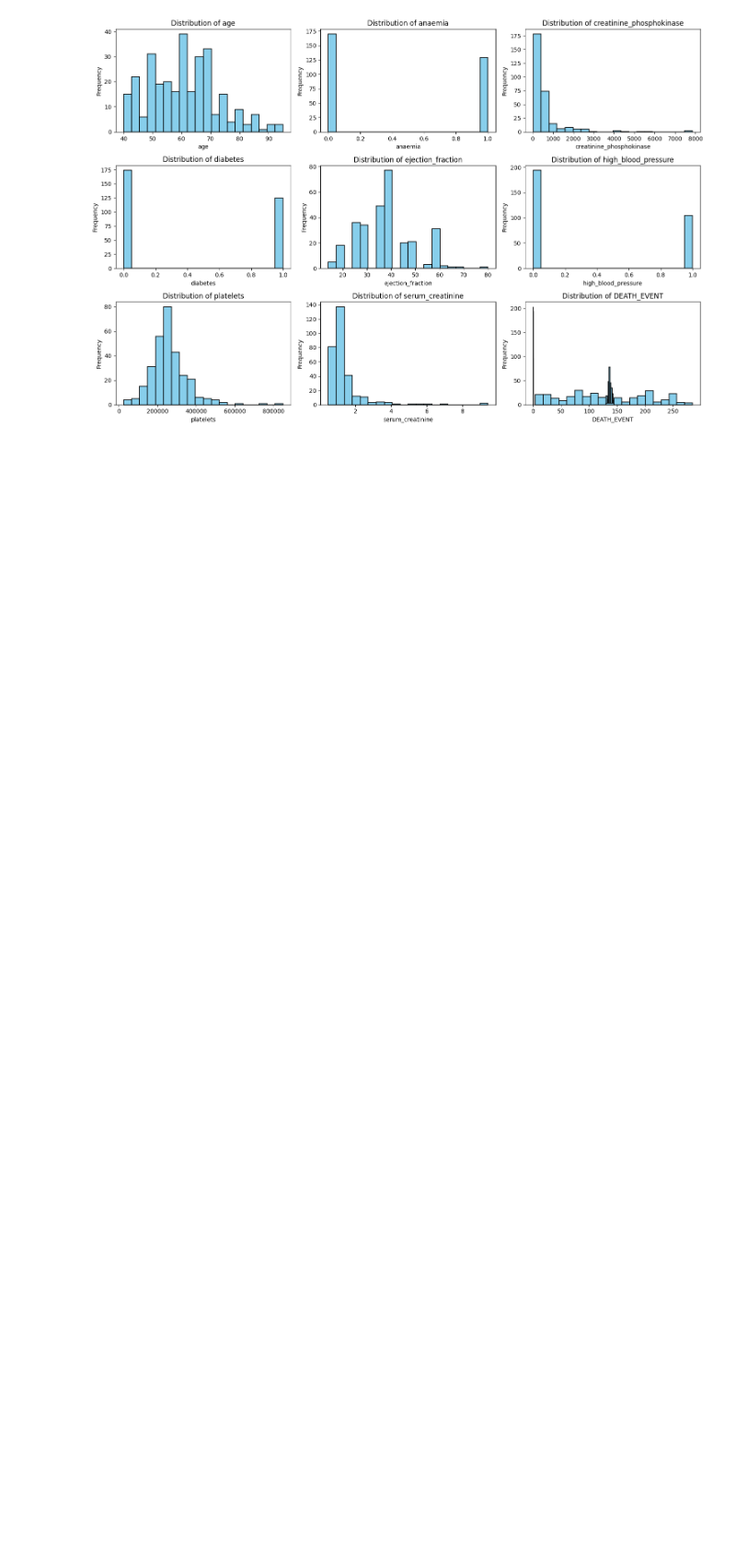
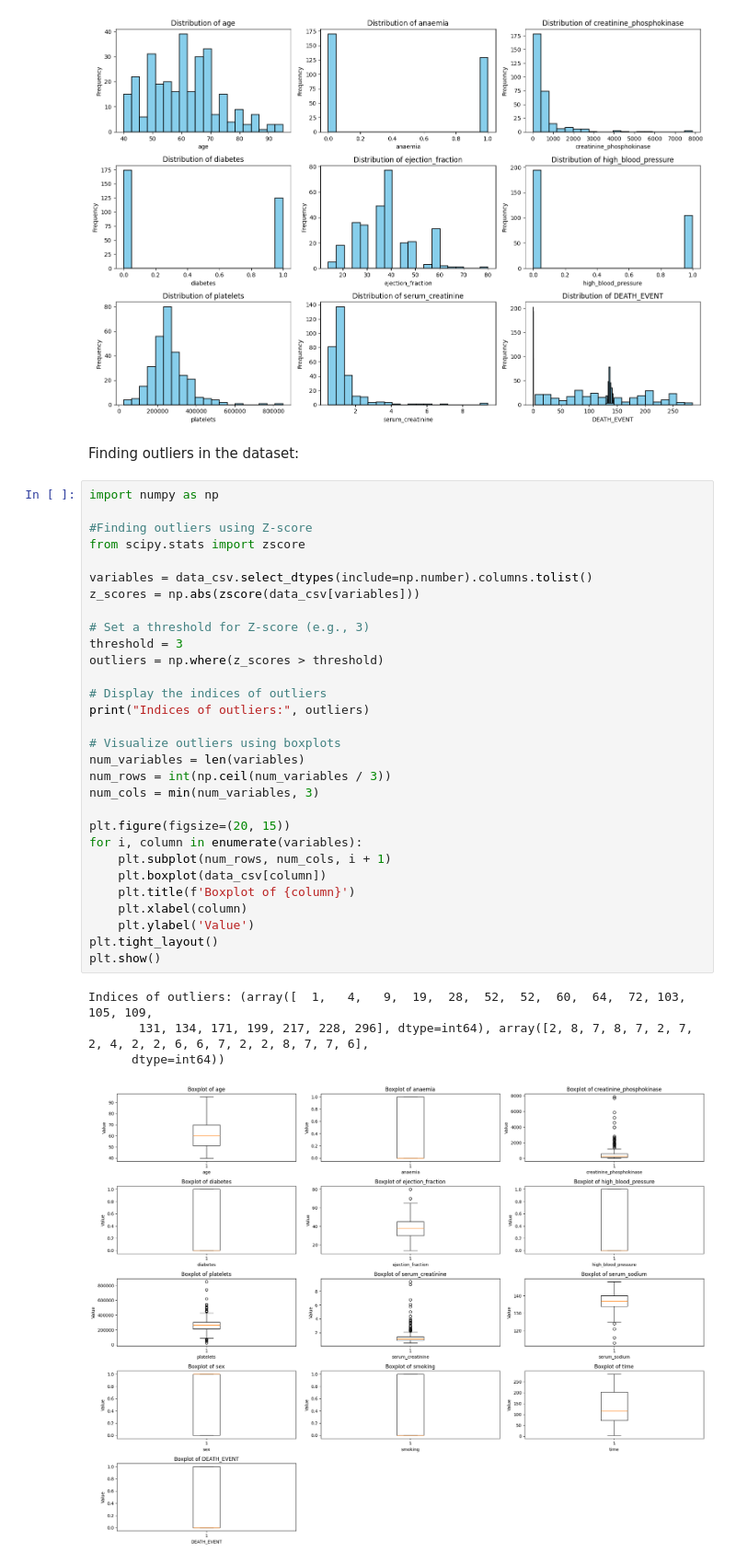
Before and after one commit to savilrosario1905/DMAT-assignment, a Jupyter notebook: heart_prediction.ipynb, the cells around one changed output. Shown at 92% size. Cells and saved outputs as stored; diff of their text form; blank space fills up the shorter version.

Commit message:
finding outliers

```diff
--- a/heart_prediction.ipynb
+++ b/heart_prediction.ipynb
@@ -74,3 +74,40 @@ plt.show()
 # %% [output]
 [figure]
 [figure]
+# %% [markdown]
+Finding outliers in the dataset:
+# %%
+import numpy as np
+
+#Finding outliers using Z-score
+from scipy.stats import zscore
+
+variables = data_csv.select_dtypes(include=np.number).columns.tolist()
+z_scores = np.abs(zscore(data_csv[variables]))
+
+# Set a threshold for Z-score (e.g., 3)
+threshold = 3
+outliers = np.where(z_scores > threshold)
+
+# Display the indices of outliers
+print("Indices of outliers:", outliers)
+
+# Visualize outliers using boxplots
+num_variables = len(variables)
+num_rows = int(np.ceil(num_variables / 3))
+num_cols = min(num_variables, 3)
+
+plt.figure(figsize=(20, 15))
+for i, column in enumerate(variables):
+    plt.subplot(num_rows, num_cols, i + 1)
+    plt.boxplot(data_csv[column])
+    plt.title(f'Boxplot of {column}')
+    plt.xlabel(column)
+    plt.ylabel('Value')
+plt.tight_layout()
+plt.show()
+# %% [output]
+Indices of outliers: (array([  1,   4,   9,  19,  28,  52,  52,  60,  64,  72, 103, 105, 109,
+       131, 134, 171, 199, 217, 228, 296], dtype=int64), array([2, 8, 7, 8, 7, 2, 7, 2, 4, 2, 2, 6, 6, 7, 2, 2, 8, 7, 7, 6],
+      dtype=int64))
+[figure, added]
```
